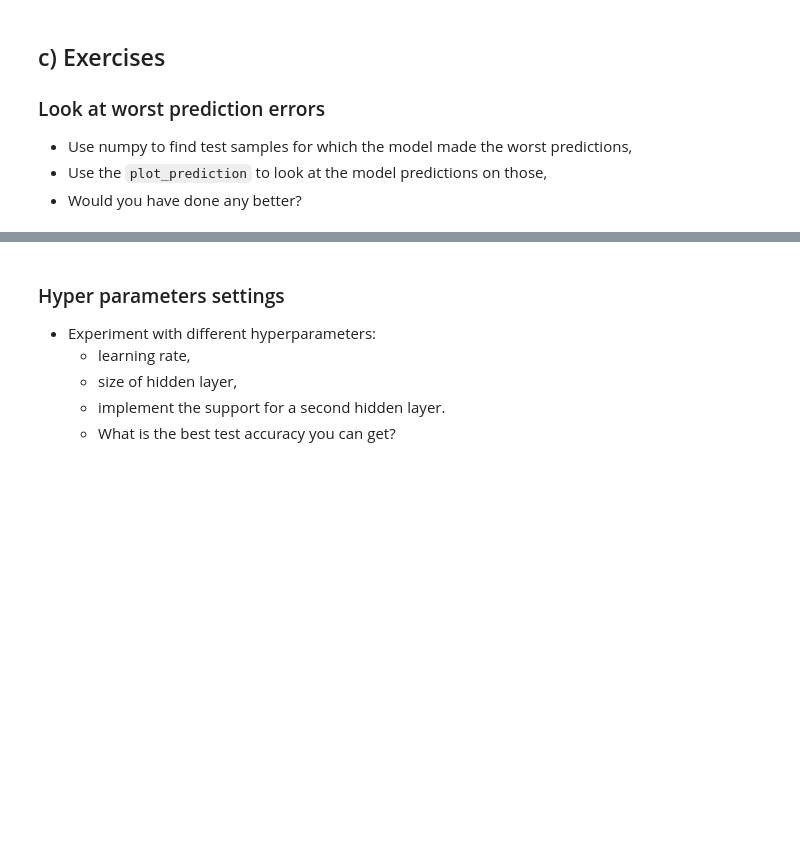
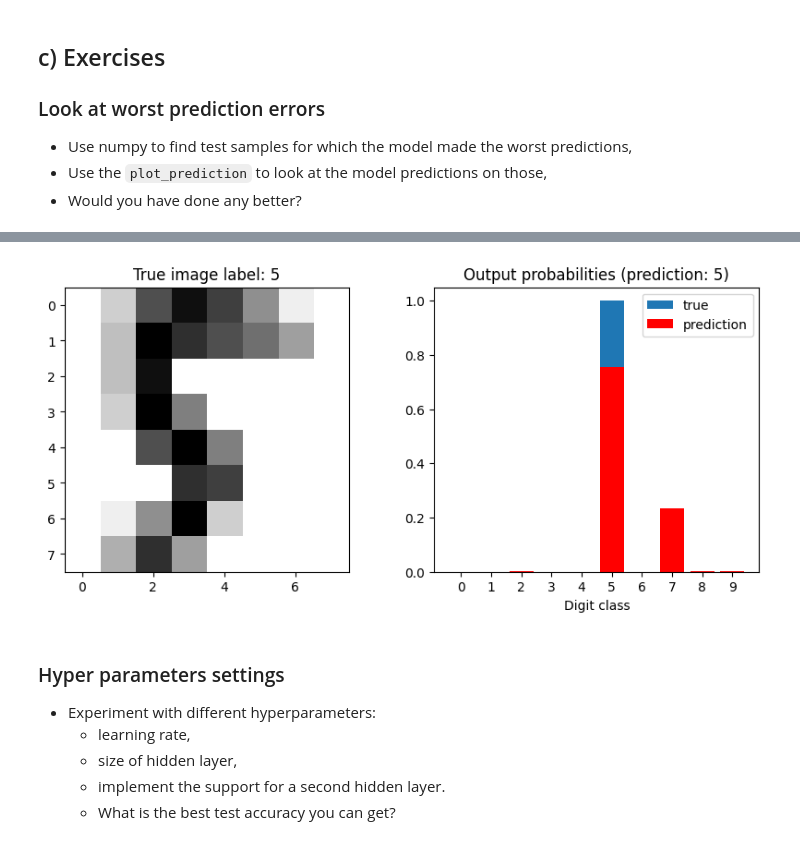
Before and after one commit to michelledsicohort8/deep_learning, a Jupyter notebook: 01_materials/labs/lab_2.ipynb, the cells around one changed output, grey strips where cells are left out. Cells and saved outputs as stored; diff of their text form; code cells hidden in the pictures; blank space fills up the shorter version.

```diff
--- a/01_materials/labs/lab_2.ipynb
+++ b/01_materials/labs/lab_2.ipynb
@@ -524,5 +570,9 @@ plot_prediction(model, sample_idx=4)
 # %%
 # Your code here
+
+plot_prediction(model, sample_idx=13)
+# %% [output]
+[figure, added]
 # %% [markdown]
 ### Hyper parameters settings
 
```
Also changed, not shown: parts of 16 cells of this notebook, 11 other files.
